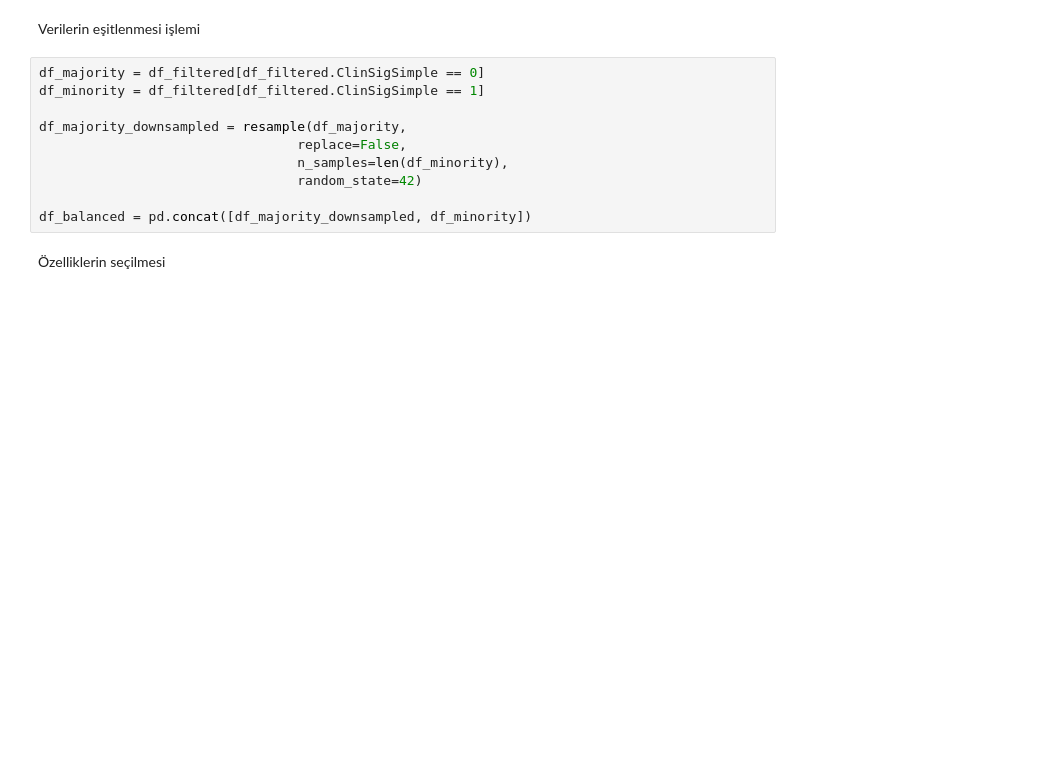
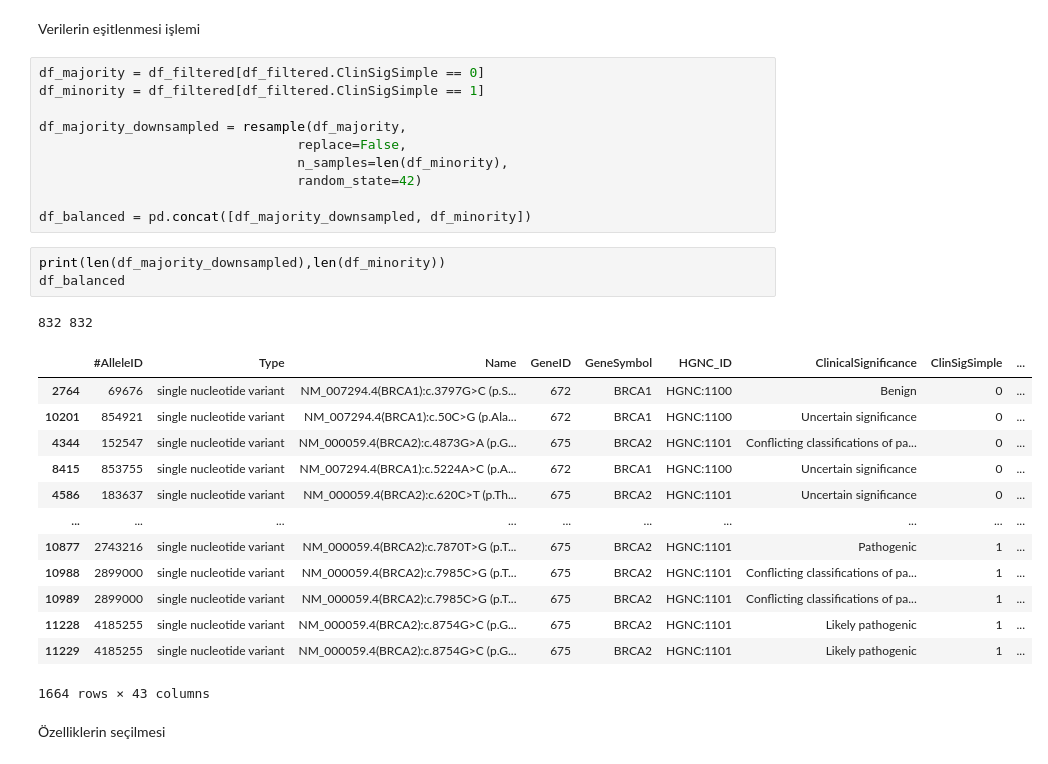
Before and after one commit to emirhanuyunmaz/GeneClass-ML-DL, a Jupyter notebook: 07)RNN.ipynb, the cells around one changed output. Saved outputs shown, nothing was run; the diff lists cells and outputs as text; blank space fills up the shorter version.

```diff
--- a/07)RNN.ipynb
+++ b/07)RNN.ipynb
@@ -50,6 +50,24 @@ df_majority_downsampled = resample(df_majority,
                                  random_state=42)
 
 df_balanced = pd.concat([df_majority_downsampled, df_minority])
+# %%
+print(len(df_majority_downsampled),len(df_minority))
+df_balanced
+# %% [output]
+832 832
+|  | #AlleleID | Type | Name | GeneID | GeneSymbol | HGNC_ID | ClinicalSignificance | ClinSigSimple | ... |
+| 2764 | 69676 | single nucleotide variant | NM_007294.4(BRCA1):c.3797G>C (p.S... | 672 | BRCA1 | HGNC:1100 | Benign | 0 | ... |
+| 10201 | 854921 | single nucleotide variant | NM_007294.4(BRCA1):c.50C>G (p.Ala... | 672 | BRCA1 | HGNC:1100 | Uncertain significance | 0 | ... |
+| 4344 | 152547 | single nucleotide variant | NM_000059.4(BRCA2):c.4873G>A (p.G... | 675 | BRCA2 | HGNC:1101 | Conflicting classifications of pa... | 0 | ... |
+| 8415 | 853755 | single nucleotide variant | NM_007294.4(BRCA1):c.5224A>C (p.A... | 672 | BRCA1 | HGNC:1100 | Uncertain significance | 0 | ... |
+| 4586 | 183637 | single nucleotide variant | NM_000059.4(BRCA2):c.620C>T (p.Th... | 675 | BRCA2 | HGNC:1101 | Uncertain significance | 0 | ... |
+| ... | ... | ... | ... | ... | ... | ... | ... | ... | ... |
+| 10877 | 2743216 | single nucleotide variant | NM_000059.4(BRCA2):c.7870T>G (p.T... | 675 | BRCA2 | HGNC:1101 | Pathogenic | 1 | ... |
+| 10988 | 2899000 | single nucleotide variant | NM_000059.4(BRCA2):c.7985C>G (p.T... | 675 | BRCA2 | HGNC:1101 | Conflicting classifications of pa... | 1 | ... |
+| 10989 | 2899000 | single nucleotide variant | NM_000059.4(BRCA2):c.7985C>G (p.T... | 675 | BRCA2 | HGNC:1101 | Conflicting classifications of pa... | 1 | ... |
+| 11228 | 4185255 | single nucleotide variant | NM_000059.4(BRCA2):c.8754G>C (p.G... | 675 | BRCA2 | HGNC:1101 | Likely pathogenic | 1 | ... |
+| 11229 | 4185255 | single nucleotide variant | NM_000059.4(BRCA2):c.8754G>C (p.G... | 675 | BRCA2 | HGNC:1101 | Likely pathogenic | 1 | ... |
+1664 rows × 43 columns
 # %% [markdown]
 Özelliklerin seçilmesi
 # %%
```
